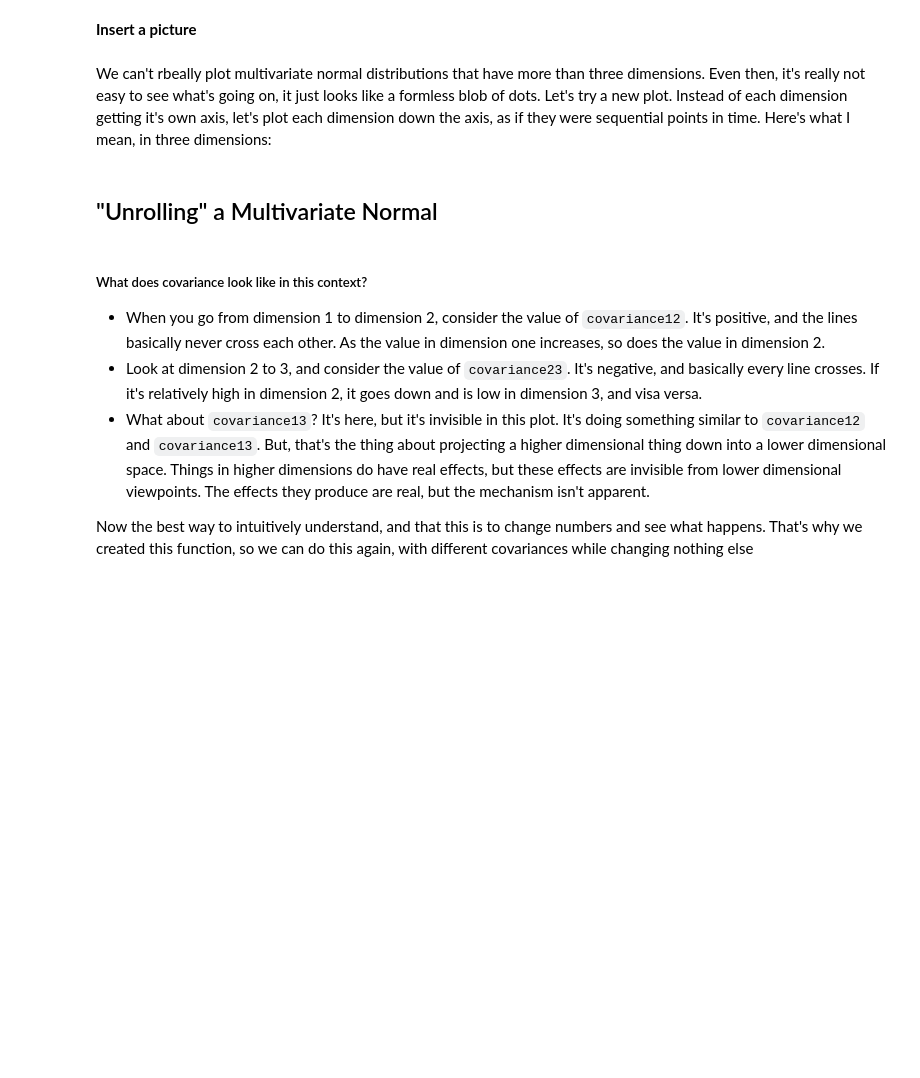
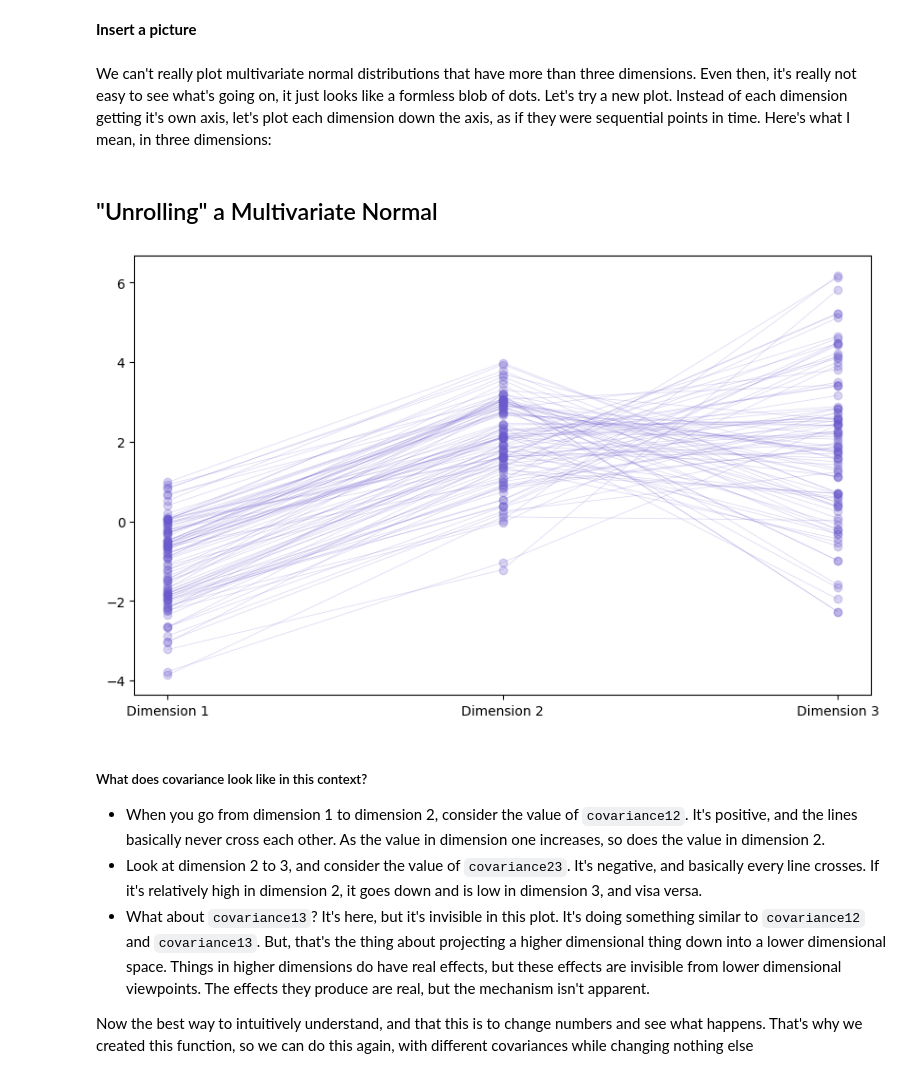
Before and after one commit to bwengals/etc, a Jupyter notebook: Lesson03_MvNormals.ipynb, the cells around one changed output. Saved outputs shown, nothing was run; the diff lists cells and outputs as text; code cells hidden in the pictures; blank space fills up the shorter version.

```diff
--- a/Lesson03_MvNormals.ipynb
+++ b/Lesson03_MvNormals.ipynb
@@ -305,32 +422,34 @@ Seeing in N Dimensions
 # %% [markdown]
 **Insert a picture**
 # %% [markdown]
-We can't rbeally plot multivariate normal distributions that have more than three dimensions.  Even then, it's really not easy to see what's going on, it just looks like a formless blob of dots.  Let's try a new plot.  Instead of each dimension getting it's own axis, let's plot each dimension down the axis, as if they were sequential points in time.  Here's what I mean, in three dimensions:
+We can't really plot multivariate normal distributions that have more than three dimensions.  Even then, it's really not easy to see what's going on, it just looks like a formless blob of dots.  Let's try a new plot.  Instead of each dimension getting it's own axis, let's plot each dimension down the axis, as if they were sequential points in time.  Here's what I mean, in three dimensions:
 # %% [markdown]
 ## "Unrolling" a Multivariate Normal
 # %%
 def mvn_unroller(covariance12, covariance13, covariance23):
     sigma1 = 1.0
     sigma2 = 1.0
     sigma3 = 3.0
     mu = [-1, 2, 2]
 
 
     cov_matrix = np.array([
         [sigma1, covariance12, covariance13],
         [covariance12, sigma2, covariance23],
         [covariance13, covariance23, sigma3],
     ])
-    samples = pm.draw(pm.MvNormal.dist(mu=mu, cov=cov_matrix), 100)
+    samples = stats.multivariate_normal(mean=mu, cov=cov_matrix).rvs(100)
 
     dimension = np.arange(len(mu))
 
     fig, ax = plt.subplots(1, 1, figsize=(10, 6));
     ax.plot(dimension, samples.T, color="slateblue", lw=0.5, alpha=0.25, marker="o");
     ax.set_xticks(dimension)
     ax.set_xticklabels(["Dimension " + str(i) for i in dimension + 1]);
 
 mvn_unroller(covariance12=.8, covariance13=0.1, covariance23=-0.9)
+# %% [output]
+[figure, added]
 # %% [markdown]
 ##### What does covariance look like in this context?
 
```
Also changed, not shown: parts of 72 cells of this notebook, 1 other file.
